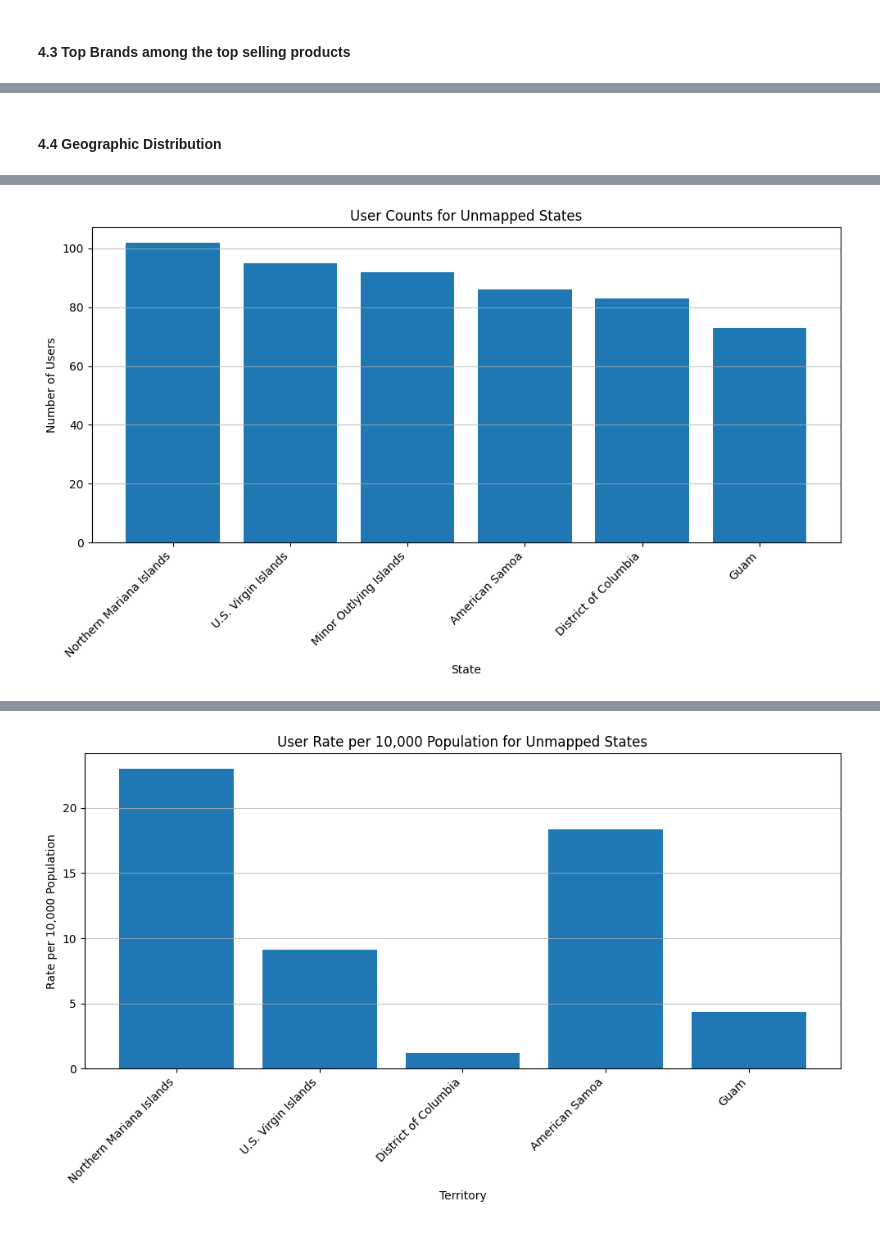
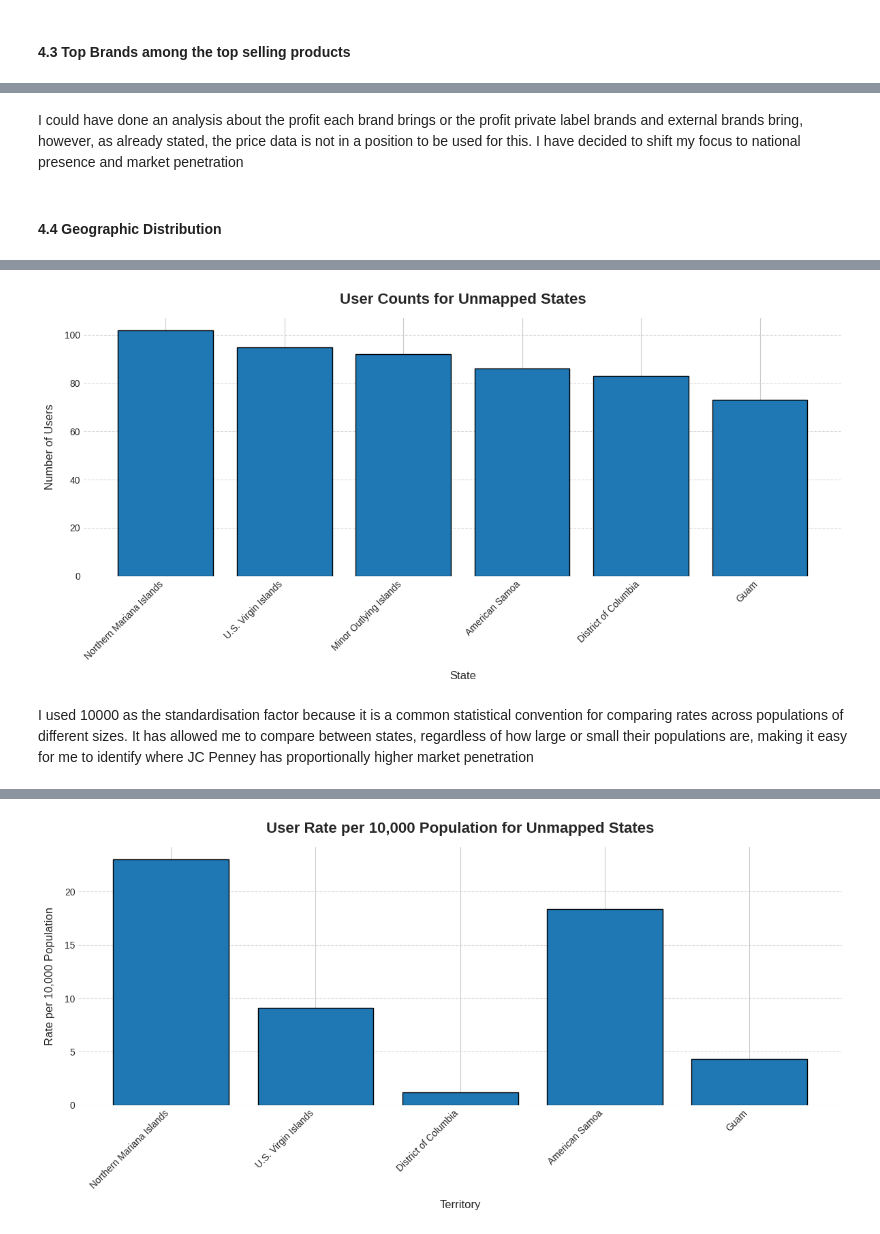
Before and after one commit to RedeemerNtumy/JCPennyConsultancyProject, a Jupyter notebook: 3549063_BD2.ipynb, the cells around one changed output, grey strips where cells are left out. Saved outputs shown, nothing was run; the diff lists cells and outputs as text; code cells hidden in the pictures.

```diff
--- a/3549063_BD2.ipynb
+++ b/3549063_BD2.ipynb
@@ -476,3 +398,5 @@ plot_top_distribution(
+# %% [markdown]
+I could have done an analysis about the profit each brand brings or the profit private label brands and external brands bring, however, as already stated, the price data is not in a position to be used for this. I have decided to shift my focus to national presence and market penetration
 # %% [markdown]
 #### 4.4 Geographic Distribution
 # %%
@@ -498,7 +421,10 @@ state_counts_df.columns = ['State', 'User_Count']
 state_counts_df['State_Code'] = state_counts_df['State'].map(state_abbrev)
 # %%
 # These are territories that are not shown in the Official 50 state map
-unmapped_states_list = ["Northern Mariana Islands", "Minor Outlying Islands", "American Samoa", "Guam", "U.S. Virgin Islands", "District of Columbia"]
+unmapped_states_list = ["Northern Mariana Islands",
+                        "Minor Outlying Islands", "American Samoa",
+                        "Guam", "U.S. Virgin Islands",
+                        "District of Columbia"]
 # %%
 # Filter the state_counts_df to create the 'unmapped' DataFrame based on the list
 unmapped = state_counts_df[state_counts_df['State'].isin(unmapped_states_list)].copy()
@@ -526,17 +454,17 @@ fig.show()
 # %% [output]
 [interactive output not drawn]
 # %%
-# Created another function for plotting histograms
-def plot_histogram(
+# Created another function for plotting bar graphs
+def plot_bar_graph(
     data: pd.DataFrame,
     title: str,
     xlabel: str,
     ylabel: str,
     label_col: str,
     value_col: str,
-    ) -> None:
+) -> None:
     """
-    Plots a bar chart of items and their corresponding values.
+    Plots a visually polished bar chart of items and their corresponding values with annotations.
 
     Parameters
     ----------
@@ -558,27 +486,38 @@ def plot_histogram(
     None
         Displays a bar chart.
     """
-    plt.figure(figsize=(10, 6))
-    plt.bar(data[label_col], data[value_col])
+    plt.figure(figsize=(12, 6))
+    plt.style.use('seaborn-v0_8-whitegrid')  # Clean and modern look
 
-    plt.title(title)
-    plt.xlabel(xlabel)
-    plt.ylabel(ylabel)
-    plt.xticks(rotation=45, ha='right')
-    plt.grid(axis='y', alpha=0.75)
-    plt.tight_layout();
+    # Plot the bars
+    bars = plt.bar(
+        data[label_col],
+        data[value_col],
+        color='#1f77b4',
+        edgecolor='black'
+    )
+
+    plt.title(title, fontsize=16, fontweight='bold', pad=15)
+    plt.xlabel(xlabel, fontsize=12, labelpad=10)
+    plt.ylabel(ylabel, fontsize=12, labelpad=10)
+    plt.xticks(rotation=45, ha='right', fontsize=10)
+    plt.yticks(fontsize=10)
+    plt.grid(axis='y', linestyle='--', alpha=0.7)
+    plt.tight_layout()
+    plt.box(False)
+    plt.show()
 # %%
 # Plotting the distribution of users in unmapped states
-plot_histogram(
+plot_bar_graph(
     data=unmapped,
     title='User Counts for Unmapped States',
     xlabel='State',
     ylabel='Number of Users',
     label_col='State',
     value_col='User_Count'
 )
 # %% [output]
-[figure, old version]
+[figure, new version]
 # %%
 """
 As mentioned earlier, this insight can be misleading. With the
@@ -601 +531,8 @@ merged_population_users['State_Code'] = merged_population_users['State'].map(sta
+# %% [markdown]
+I used 10000 as the standardisation factor because it is a common
+statistical convention for comparing rates across populations
+of different sizes. It has allowed me to compare between states,
+regardless of how large or small their populations are,
+making it easy for me to identify where JC Penney has proportionally
+higher market penetration
 # %%
@@ -644,7 +580,7 @@ merged_territories_data = pd.merge(territories_df, state_counts_df, on='State',
 merged_territories_data['Rate_Per_10K'] = (merged_territories_data['User_Count'] / merged_territories_data['population']) * 10000
 
 # Plot a bar chart of the territories' Rate_Per_10K
-plot_histogram(
+plot_bar_graph(
     data=merged_territories_data,
     title='User Rate per 10,000 Population for Unmapped States',
     xlabel='Territory',
@@ -653,4 +589,4 @@ plot_histogram(
     value_col='Rate_Per_10K'
 )
 # %% [output]
-[figure, old version]
+[figure, new version]
```
Also changed, not shown: parts of 53 cells of this notebook.
